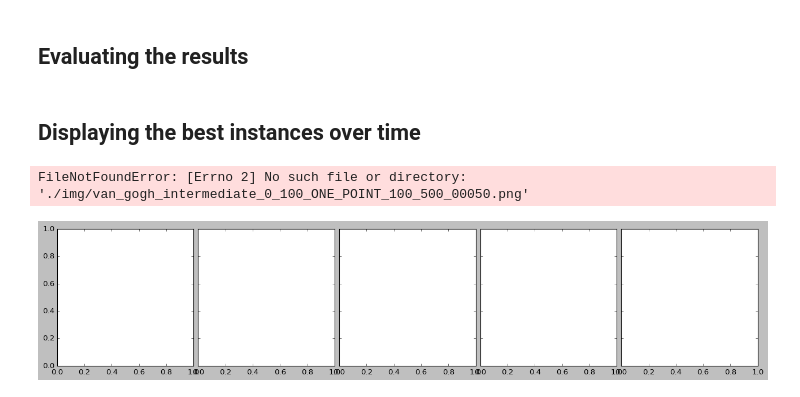
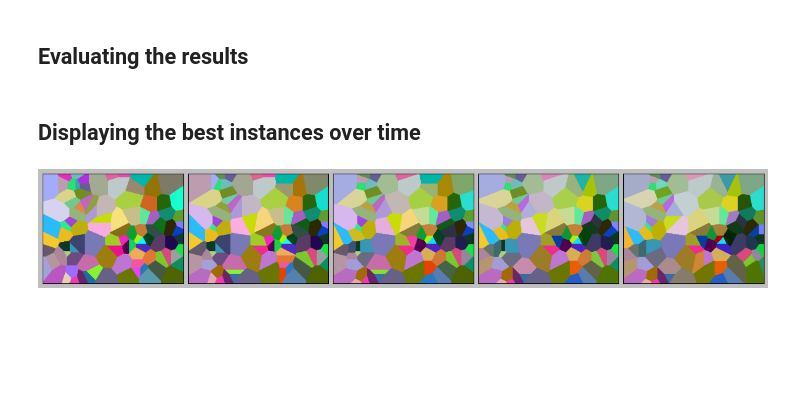
Before and after one commit to JorisWeeda/Evolutionary-Algorithm-Van-Gogh, a Jupyter notebook: analysis.ipynb, the cells around one changed output. Cells and saved outputs as stored; diff of their text form; code cells hidden in the pictures; blank space fills up the shorter version.

```diff
--- a/analysis.ipynb
+++ b/analysis.ipynb
@@ -122,7 +122,7 @@ df["time-elapsed"] = df["time-elapsed"].round(0)
 ## Displaying the best instances over time
 # %%
 def show_progress_over_time(settings, selection=None, grid=(5,4)):
-    seed, population_size, crossover_method, num_points, generation_budget = settings
+    seed, population_size, crossover_method, num_points, initialization, generation_budget = settings
     fig = plt.figure(figsize=(20., 20.))
     grid = ImageGrid(fig, 111,
                      nrows_ncols=grid,
@@ -132,7 +132,7 @@ def show_progress_over_time(settings, selection=None, grid=(5,4)):
     if selection is None:
         selection = range(50, generation_budget + 50, 50)
 
-    img_arr = [Image.open((f"./img/van_gogh_intermediate_{seed}_{population_size}_{crossover_method}_{num_points}_{generation_budget}_{i:05d}.png")) for i in selection]
+    img_arr = [Image.open((f"./img/van_gogh_intermediate_{seed}_{population_size}_{crossover_method}_{num_points}_{initialization}_{generation_budget}_{i:05d}.png")) for i in selection]
     for ax, im in zip(grid, img_arr):
         ax.imshow(im)
         ax.get_xaxis().set_visible(False)
@@ -140,7 +140,6 @@ def show_progress_over_time(settings, selection=None, grid=(5,4)):
 
     plt.show()
 # %%
-show_progress_over_time((0, 100, 'ONE_POINT', 100, 500), grid=(1,5))
+show_progress_over_time((0, 100, 'ONE_POINT', 100, "RANDOM", 500), grid=(1,5))
 # %% [output]
-FileNotFoundError: [Errno 2] No such file or directory: './img/van_gogh_intermediate_0_100_ONE_POINT_100_500_00050.png'
-[figure, old version]
+[figure, new version]
```
Also changed, not shown: parts of 2 cells of this notebook, 4 other files.
